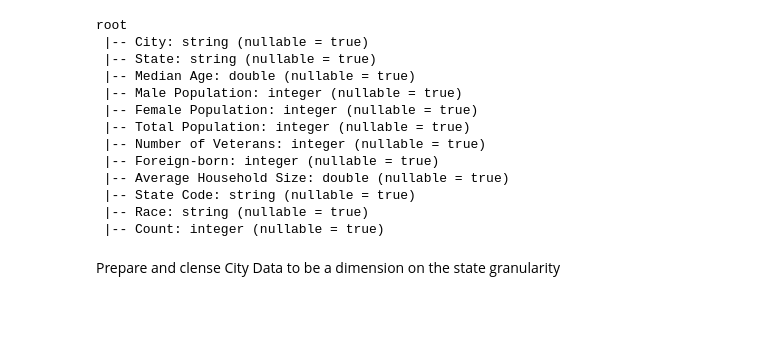
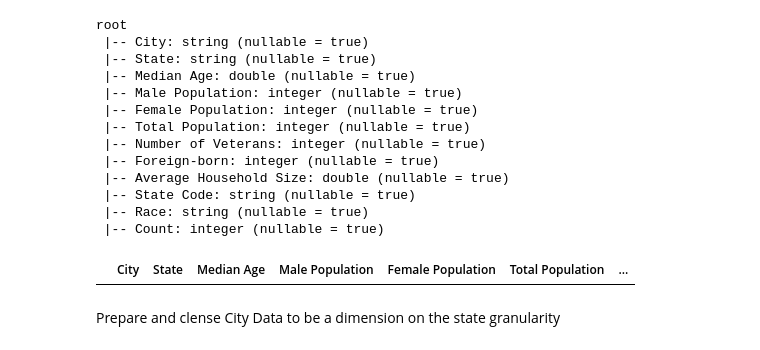
Before and after one commit to mismail22-cloud/Immigration-DWH-using-Spark, a Jupyter notebook: Capstone Project Template.ipynb, the cells around one changed output. Saved outputs shown, nothing was run; the diff lists cells and outputs as text; code cells hidden in the pictures; blank space fills up the shorter version.

```diff
--- a/Capstone Project Template.ipynb
+++ b/Capstone Project Template.ipynb
@@ -263,6 +348,10 @@ root
  |-- Count: integer (nullable = true)
 # %%
 stg_us_city_df.createOrReplaceTempView("stg_us_city_prep")
+# %%
+spark.sql('SELECT * from stg_us_city_prep where "state code" is null').toPandas()
+# %% [output]
+|  | City | State | Median Age | Male Population | Female Population | Total Population | ... |
 # %% [markdown]
 Prepare and clense City Data to be a dimension on the state granularity
 # %%
```
Also changed, not shown: parts of 22 cells of this notebook.
